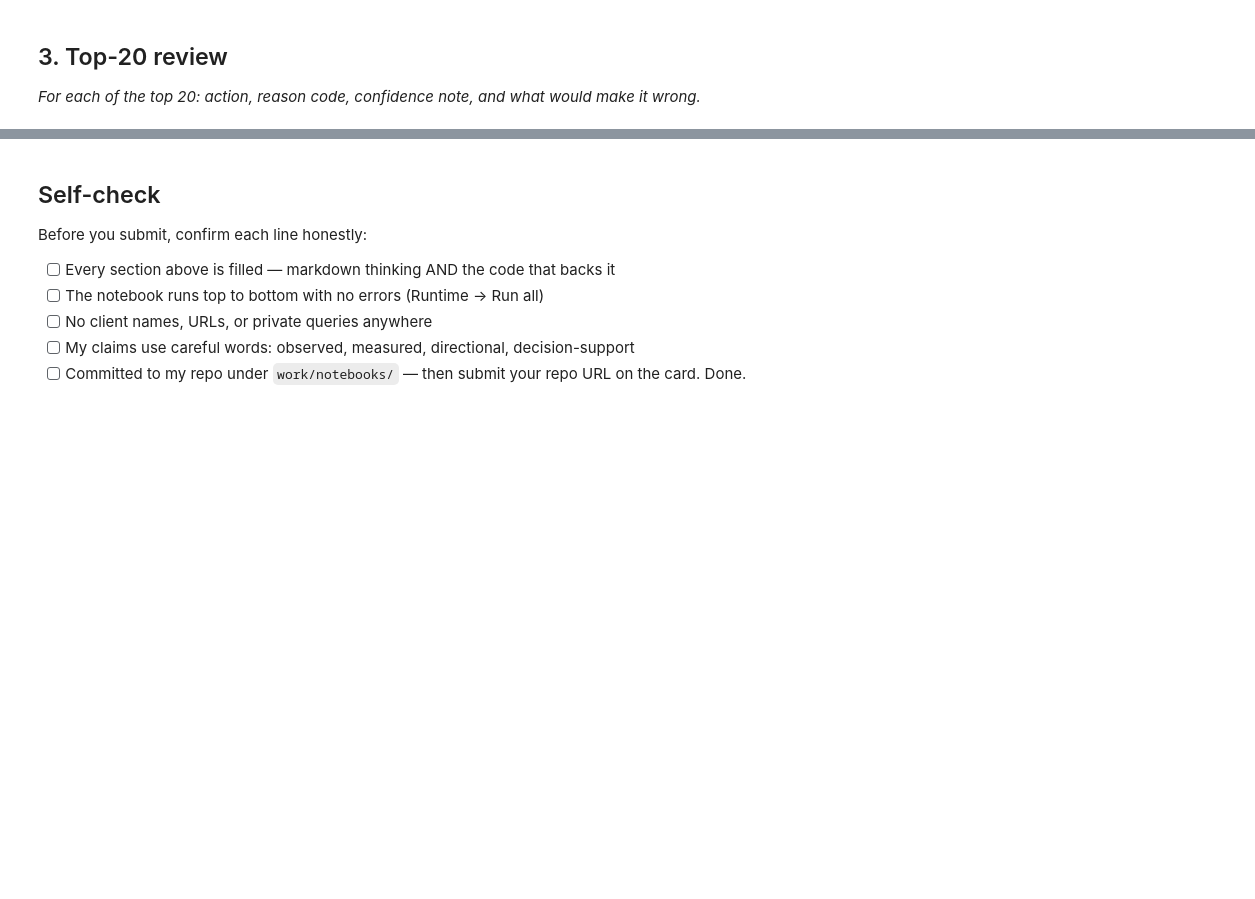
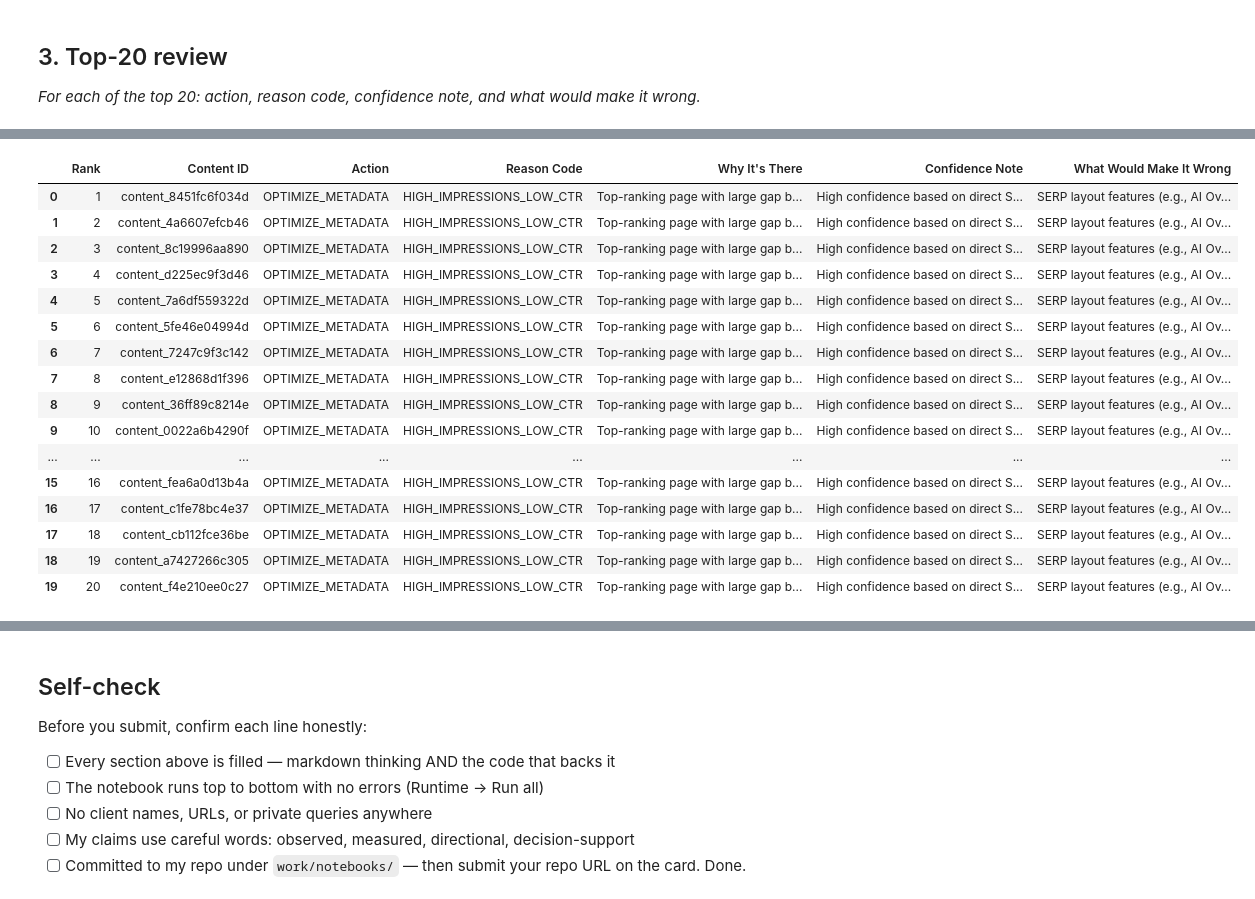
Before and after one commit to arjelmilan/flyrank-ai, a Jupyter notebook: work/notebooks/w04_baseline_score.ipynb, the cells around one changed output, grey strips where cells are left out. Saved outputs shown, nothing was run; the diff lists cells and outputs as text; code cells hidden in the pictures; blank space fills up the shorter version.

```diff
--- a/work/notebooks/w04_baseline_score.ipynb
+++ b/work/notebooks/w04_baseline_score.ipynb
@@ -132,17 +134,65 @@ Wrote 101,441 ranked rows to work/outputs/baseline_action_score.csv
 
 *For each of the top 20: action, reason code, confidence note, and what would make it wrong.*
 # %%
-top20 = queue.head(20).copy()
-top20['why_flagged'] = top20.apply(
-    lambda r: f"Position {r['avg_position']:.1f} but CTR only {r['ctr']:.4f} vs expected {r['expected_ctr']:.4f} ({r['impressions']:.0f} impressions at stake)",
-    axis=1
-)
-top20['what_would_make_it_wrong'] = (
-    "If the low CTR is actually due to a mismatched search intent (not a fixable title/snippet issue), "
-    "or if this page's traffic is seasonal/one-off rather than a stable pattern, fixing the snippet won't help."
-)
+# -------------------------------------------------------------------------
+# 1. Extract Top 20 Ranked Items
+# -------------------------------------------------------------------------
+top_20 = ranked_queue.head(20).copy()
 
-for i, row in top20.iterrows():
-    print(f"#{i+1} | {row['action_label']} | {row['why_flagged']}")
-    print(f"    Would be wrong if: {row['what_would_make_it_wrong']}\n")
+# Print Top 20 Summary Table
+print("=== TOP 20 RANKED QUEUE SUMMARY ===")
+print(top_20[['content_hash_id', 'rule_score', 'action_label', 'reason_code', 'impressions_90d', 'days_since_last_update', 'ctr', 'avg_position']])
+
+# -------------------------------------------------------------------------
+# 2. Skeptic Audit Reasons & Failure Modes Map
+# -------------------------------------------------------------------------
+# Mapping template based on rule reason codes to fulfill "what would make it wrong"
+failure_reasons_map = {
+    "STALE_HIGH_IMPRESSION_DECAY": (
+        "High impression volume + stale (>180d) content.",
+        "High confidence due to massive search demand loss potential.",
+        "Macro keyword search volume drop or seasonal demand shift rather than content staleness."
+    ),
+    "HIGH_IMPRESSIONS_LOW_CTR": (
+        "Top-ranking page with large gap between expected and actual CTR.",
+        "High confidence based on direct SERP click behavior.",
+        "SERP layout features (e.g., AI Overview, Featured Snippets, Video Carousels) absorbing clicks."
+    ),
+    "STALE_EVERGREEN_CONTENT": (
+        "Moderate volume page with no updates in >270 days.",
+        "Medium confidence heuristic.",
+        "Topic core facts remain unchanged or search intent hasn't shifted."
+    ),
+    "STABLE_PERFORMANCE": (
+        "Fallback baseline rule classification.",
+        "Low confidence override.",
+        "Page is suffering from technical SEO bugs (301 redirect lag, mobile speed) not captured by content metadata."
+    )
+}
+
+# Construct Audited Row Breakdown
+audit_rows = []
+for idx, row in top_20.iterrows():
+    rank = idx + 1
+    c_id = row['content_hash_id']
+    action = row['action_label']
+    reason = row['reason_code']
+
+    why_flagged, confidence, wrong_reason = failure_reasons_map.get(
+        reason,
+        ("High rule composite score.", "Medium confidence.", "Unobserved external SERP changes or technical issues.")
+    )
+
+    audit_rows.append({
+        "Rank": rank,
+        "Content ID": c_id,
+        "Action": action,
+        "Reason Code": reason,
+        "Why It's There": f"{why_flagged} (Imp: {int(row['impressions_90d'])}, Days Stale: {int(row['days_since_last_update'])})",
+        "Confidence Note": confidence,
+        "What Would Make It Wrong": wrong_reason
+    })
+
+audit_df = pd.DataFrame(audit_rows)
+display(audit_df)
 # %% [output]
@@ -166,2 +216,19 @@ for i, row in top20.iterrows():
+|  | Rank | Content ID | Action | Reason Code | Why It's There | Confidence Note | What Would Make It Wrong |
+| 0 | 1 | content_8451fc6f034d | OPTIMIZE_METADATA | HIGH_IMPRESSIONS_LOW_CTR | Top-ranking page with large gap b... | High confidence based on direct S... | SERP layout features (e.g., AI Ov... |
+| 1 | 2 | content_4a6607efcb46 | OPTIMIZE_METADATA | HIGH_IMPRESSIONS_LOW_CTR | Top-ranking page with large gap b... | High confidence based on direct S... | SERP layout features (e.g., AI Ov... |
+| 2 | 3 | content_8c19996aa890 | OPTIMIZE_METADATA | HIGH_IMPRESSIONS_LOW_CTR | Top-ranking page with large gap b... | High confidence based on direct S... | SERP layout features (e.g., AI Ov... |
+| 3 | 4 | content_d225ec9f3d46 | OPTIMIZE_METADATA | HIGH_IMPRESSIONS_LOW_CTR | Top-ranking page with large gap b... | High confidence based on direct S... | SERP layout features (e.g., AI Ov... |
+| 4 | 5 | content_7a6df559322d | OPTIMIZE_METADATA | HIGH_IMPRESSIONS_LOW_CTR | Top-ranking page with large gap b... | High confidence based on direct S... | SERP layout features (e.g., AI Ov... |
+| 5 | 6 | content_5fe46e04994d | OPTIMIZE_METADATA | HIGH_IMPRESSIONS_LOW_CTR | Top-ranking page with large gap b... | High confidence based on direct S... | SERP layout features (e.g., AI Ov... |
+| 6 | 7 | content_7247c9f3c142 | OPTIMIZE_METADATA | HIGH_IMPRESSIONS_LOW_CTR | Top-ranking page with large gap b... | High confidence based on direct S... | SERP layout features (e.g., AI Ov... |
+| 7 | 8 | content_e12868d1f396 | OPTIMIZE_METADATA | HIGH_IMPRESSIONS_LOW_CTR | Top-ranking page with large gap b... | High confidence based on direct S... | SERP layout features (e.g., AI Ov... |
+| 8 | 9 | content_36ff89c8214e | OPTIMIZE_METADATA | HIGH_IMPRESSIONS_LOW_CTR | Top-ranking page with large gap b... | High confidence based on direct S... | SERP layout features (e.g., AI Ov... |
+| 9 | 10 | content_0022a6b4290f | OPTIMIZE_METADATA | HIGH_IMPRESSIONS_LOW_CTR | Top-ranking page with large gap b... | High confidence based on direct S... | SERP layout features (e.g., AI Ov... |
+| ... | ... | ... | ... | ... | ... | ... | ... |
+| 15 | 16 | content_fea6a0d13b4a | OPTIMIZE_METADATA | HIGH_IMPRESSIONS_LOW_CTR | Top-ranking page with large gap b... | High confidence based on direct S... | SERP layout features (e.g., AI Ov... |
+| 16 | 17 | content_c1fe78bc4e37 | OPTIMIZE_METADATA | HIGH_IMPRESSIONS_LOW_CTR | Top-ranking page with large gap b... | High confidence based on direct S... | SERP layout features (e.g., AI Ov... |
+| 17 | 18 | content_cb112fce36be | OPTIMIZE_METADATA | HIGH_IMPRESSIONS_LOW_CTR | Top-ranking page with large gap b... | High confidence based on direct S... | SERP layout features (e.g., AI Ov... |
+| 18 | 19 | content_a7427266c305 | OPTIMIZE_METADATA | HIGH_IMPRESSIONS_LOW_CTR | Top-ranking page with large gap b... | High confidence based on direct S... | SERP layout features (e.g., AI Ov... |
+| 19 | 20 | content_f4e210ee0c27 | OPTIMIZE_METADATA | HIGH_IMPRESSIONS_LOW_CTR | Top-ranking page with large gap b... | High confidence based on direct S... | SERP layout features (e.g., AI Ov... |
 # %% [markdown]
 ## 4. Weak picks + leakage check
```
Also changed, not shown: parts of 6 cells of this notebook.
